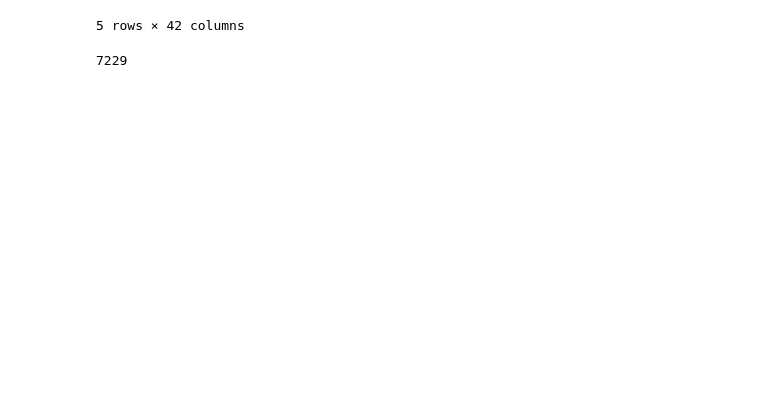
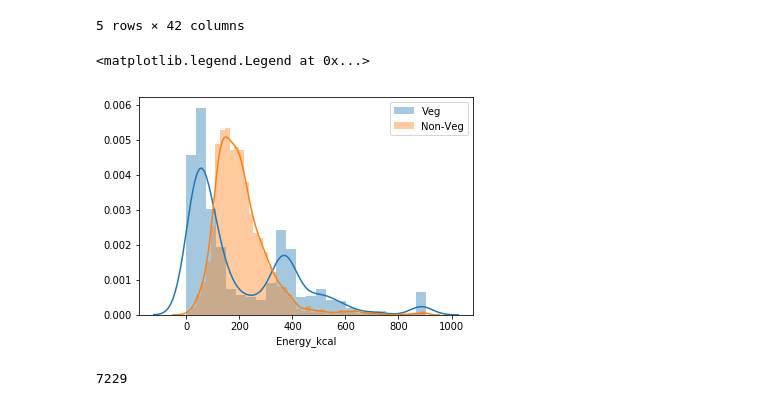
Before and after one commit to ajain0395/pizza-trend-analysis, a Jupyter notebook: Nutrition_Analysis_Classification.ipynb, the cells around one changed output. Drawn from its saved outputs; the diff is of its cells as text; code cells hidden in the pictures; blank space fills up the shorter version.

```diff
--- a/Nutrition_Analysis_Classification.ipynb
+++ b/Nutrition_Analysis_Classification.ipynb
@@ -128,6 +128,16 @@ data.head()
 5 rows × 42 columns
 # %%
 datacopy = copy.deepcopy(data)
+# %%
+vegdata = datacopy.loc[datacopy['FoodGroup'] == 'Veg']
+nonveg = datacopy.loc[datacopy['FoodGroup'] == 'Non-Veg']
+# %%
+sns.distplot(vegdata['Energy_kcal'])
+sns.distplot(nonveg['Energy_kcal'])
+plt.legend(['Veg','Non-Veg'])
+# %% [output]
+<matplotlib.legend.Legend at 0x...>
+[figure, added]
 # %%
 data = data.loc[data['FoodGroup'] != 'Remove']
 # %%
```
Also changed, not shown: parts of 1 cell of this notebook.
